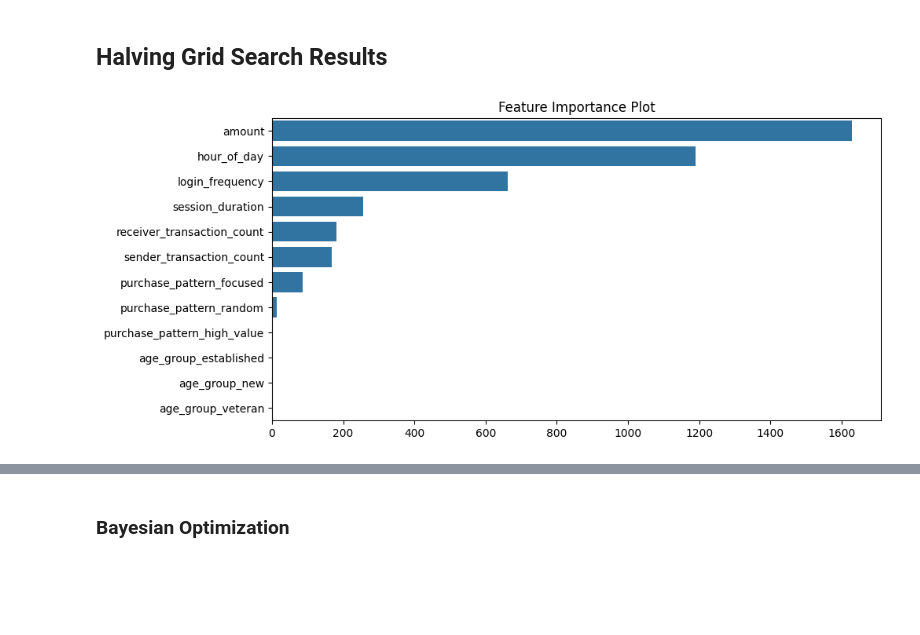
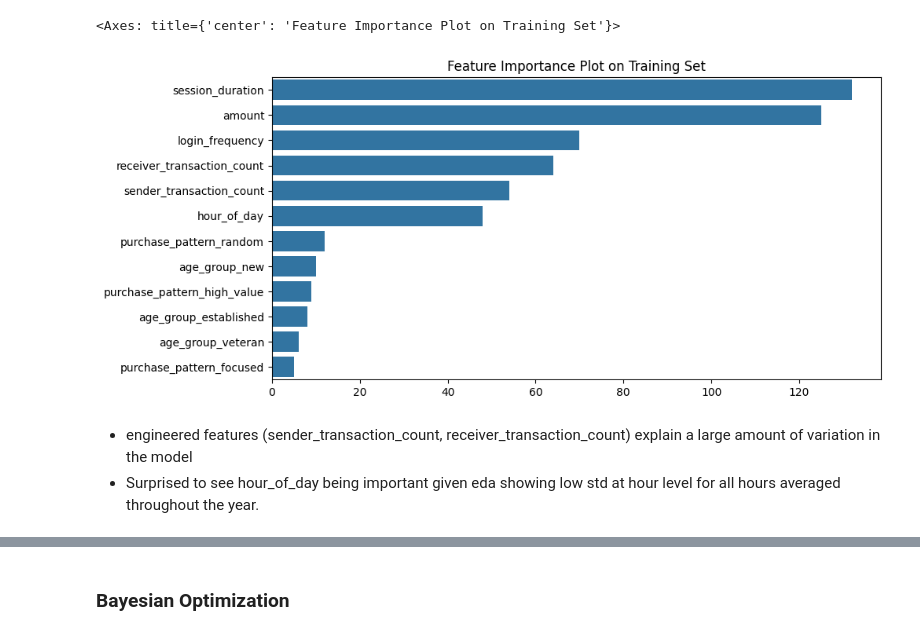
Before and after one commit to WulfNovak/Meta-Transaction-Risk-Classification, a Jupyter notebook: meta_ml.ipynb, the cells around one changed output, grey strips where cells are left out. Drawn from its saved outputs; the diff is of its cells as text; code cells hidden in the pictures; blank space fills up the shorter version.

Commit message:
Added plots, refined code and descriptions

```diff
--- a/meta_ml.ipynb
+++ b/meta_ml.ipynb
@@ -67,0 +80,8 @@ y_train = downsampled_train['anomaly']
+# %%
+# Setting param for following methods that are dependent on the target variable
+target_variable = 'anomaly_binary'
+
+objective = 'binary' if target_variable == 'anomaly_binary' else 'multiclass'
+
+# 'anomaly' or 'anomaly_binary' as input
+x_train, x_test, y_train, y_test = class_train_val_split(target_variable)
@@ -67,0 +141,4 @@ y_train = downsampled_train['anomaly']
+# %%
+# Objective is define globally ('binary' or 'multiclass')
+halving_grid_search = halving_lightgbm(objective)
+halving_grid_search
@@ -98,25 +172,30 @@ Thoughts:
-# %% [markdown]
-## Halving Grid Search Results
 # %%
-# Predictions on highest performing light gbm model:
-y_pred = mini_grid_search.best_estimator_.predict(x_test)
+# Create feature importance plot given model predictions
+def opt_model_feature_importance(model_output):
 
-# Feature Importance Plot
-opt_model = LGBMClassifier(**mini_grid_search.best_params_).fit(x_test, y_test)
+    # Feature Importance Plot
+    opt_model = LGBMClassifier(**model_output.best_params_).fit(x_test, y_test)
 
-feature_importance = opt_model.feature_importances_
-feature_names = x_test.columns.to_list()
+    feature_importance = opt_model.feature_importances_
+    feature_names = x_test.columns.to_list()
 
-importances_df = pd.DataFrame({"feature_names" : feature_names,
-                              "importances" : feature_importance})
+    importances_df = pd.DataFrame({"feature_names" : feature_names,
+                                "importances" : feature_importance})
 
-feature_importance_plot = sb.barplot(data = importances_df,
-                                      x = feature_importance,
-                                      y = feature_names,
-                                      order = importances_df.sort_values('importances', ascending = False).feature_names)
+    feature_importance_plot = sb.barplot(data = importances_df,
+                                        x = feature_importance,
+                                        y = feature_names,
+                                        order = importances_df.sort_values('importances', ascending = False).feature_names)
 
-plt.title('Feature Importance Plot')
-feature_importance_plot;
+    plt.title('Feature Importance Plot on Training Set')
+
+    return feature_importance_plot
-# %% [output]
-[figure, removed]
+# %%
+opt_model_feature_importance(halving_grid_search)
+# %% [output]
+<Axes: title={'center': 'Feature Importance Plot on Training Set'}>
+[figure, added]
+# %% [markdown]
+- engineered features (sender_transaction_count, receiver_transaction_count) explain a large amount of variation in the model
+- Surprised to see hour_of_day being important given eda showing low std at hour level for all hours averaged throughout the year.
 # %%
```
Also changed, not shown: parts of 44 cells of this notebook, 1 other file.
